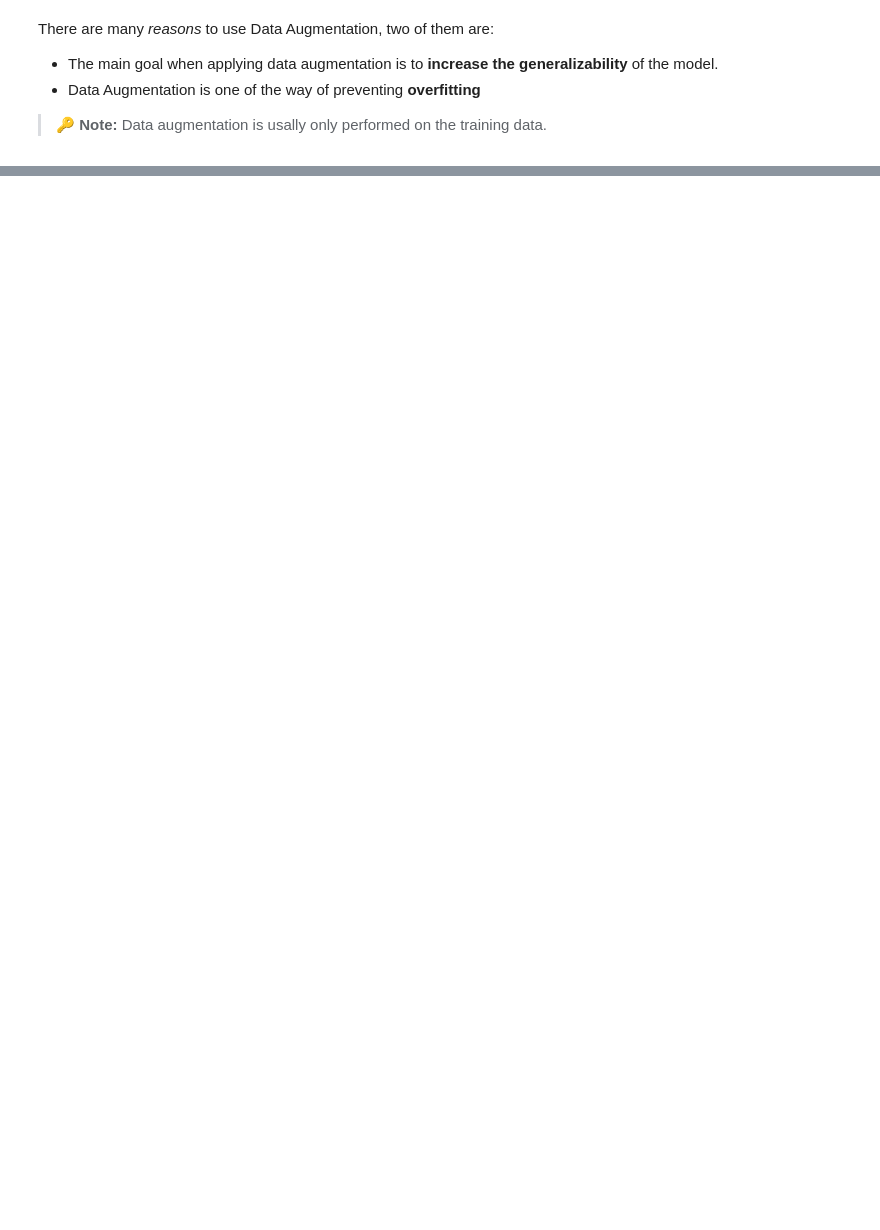
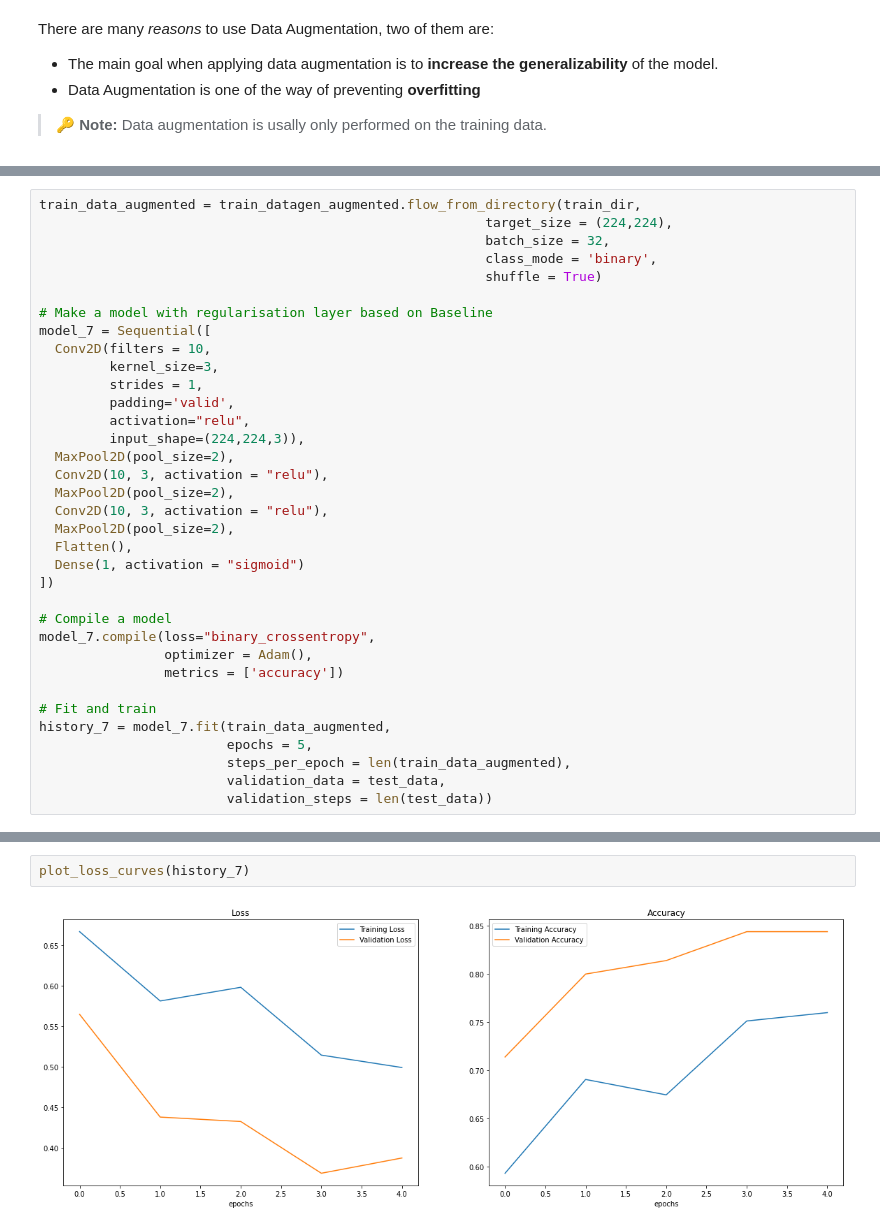
Before and after one commit to Nik-Kras/ZeroToMastery-TensorFlow-MyNotes, a Jupyter notebook: 04. Computer Vision/04. CV - Notes.ipynb, the cells around one changed output, grey strips where cells are left out. Saved outputs shown, nothing was run; the diff lists cells and outputs as text; blank space fills up the shorter version.

```diff
--- a/04. Computer Vision/04. CV - Notes.ipynb
+++ b/04. Computer Vision/04. CV - Notes.ipynb
@@ -833,0 +938,35 @@ Found 500 images belonging to 2 classes.
+# %%
+train_data_augmented = train_datagen_augmented.flow_from_directory(train_dir,
+                                                         target_size = (224,224),
+                                                         batch_size = 32,
+                                                         class_mode = 'binary',
+                                                         shuffle = True)
+
+# Make a model with regularisation layer based on Baseline
+model_7 = Sequential([
+  Conv2D(filters = 10,
+         kernel_size=3,
+         strides = 1,
+         padding='valid',
+         activation="relu",
+         input_shape=(224,224,3)),
+  MaxPool2D(pool_size=2),
+  Conv2D(10, 3, activation = "relu"),
+  MaxPool2D(pool_size=2),
+  Conv2D(10, 3, activation = "relu"),
+  MaxPool2D(pool_size=2),
+  Flatten(),
+  Dense(1, activation = "sigmoid")
+])
+
+# Compile a model
+model_7.compile(loss="binary_crossentropy",
+                optimizer = Adam(),
+                metrics = ['accuracy'])
+
+# Fit and train
+history_7 = model_7.fit(train_data_augmented,
+                        epochs = 5,
+                        steps_per_epoch = len(train_data_augmented),
+                        validation_data = test_data,
+                        validation_steps = len(test_data))
@@ -833,0 +985,4 @@ Found 500 images belonging to 2 classes.
+# %%
+plot_loss_curves(history_7)
+# %% [output]
+[figure, added]
```
Also changed, not shown: parts of 18 cells of this notebook, 1 other file.
